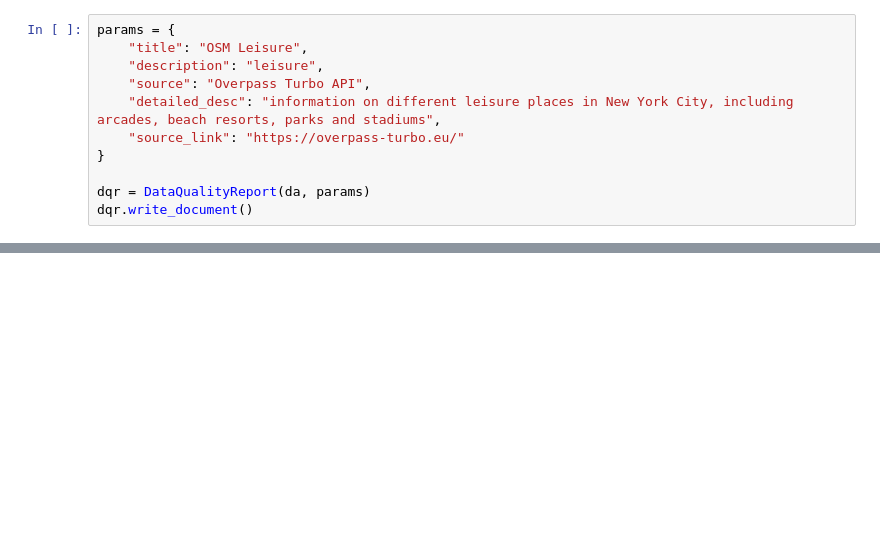
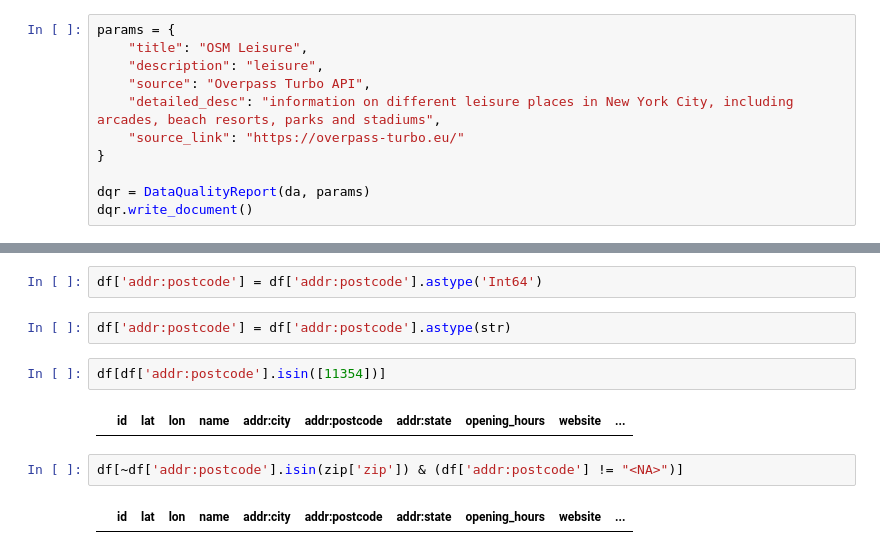
Before and after one commit to eoinmtreacy/pinbox, a Jupyter notebook: ml_pipeline/data_evaluation/osm_places/osm_leisure_data_analysis.ipynb, the cells around one changed output, grey strips where cells are left out. Drawn from its saved outputs; the diff is of its cells as text; blank space fills up the shorter version.

```diff
--- a/ml_pipeline/data_evaluation/osm_places/osm_leisure_data_analysis.ipynb
+++ b/ml_pipeline/data_evaluation/osm_places/osm_leisure_data_analysis.ipynb
@@ -97,0 +169,12 @@ df[(df['addr:state'] != 'NY') & ~( df['addr:state'].isna())]
+# %%
+df['addr:postcode'] = df['addr:postcode'].astype('Int64')
+# %%
+df['addr:postcode'] = df['addr:postcode'].astype(str)
+# %%
+df[df['addr:postcode'].isin([11354])]
+# %% [output]
+|  | id | lat | lon | name | addr:city | addr:postcode | addr:state | opening_hours | website | ... |
+# %%
+df[~df['addr:postcode'].isin(zip['zip']) & (df['addr:postcode'] != "<NA>")]
+# %% [output]
+|  | id | lat | lon | name | addr:city | addr:postcode | addr:state | opening_hours | website | ... |
```
Also changed, not shown: parts of 12 cells of this notebook, 4 other files.
